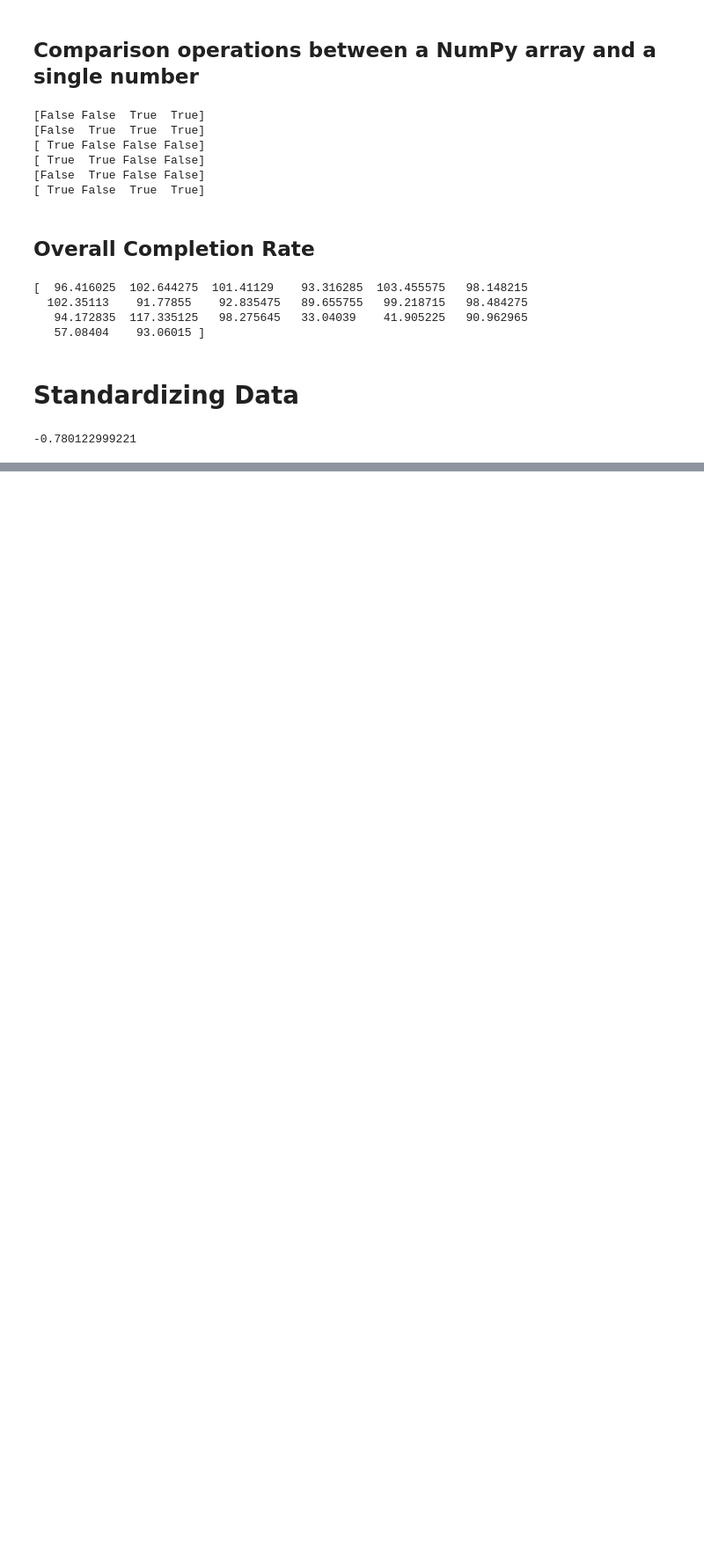
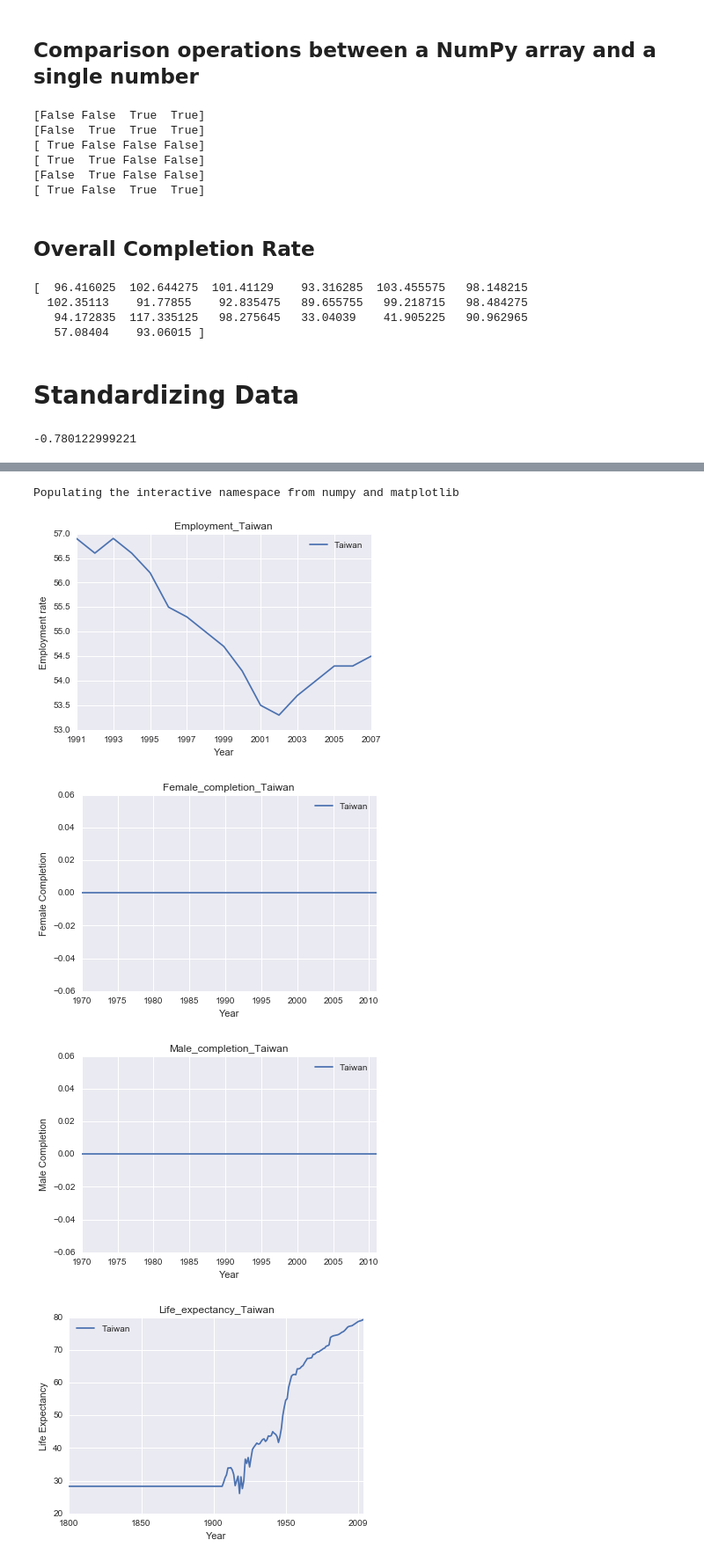
Before and after one commit to ArthurLu/UD170, a Jupyter notebook: Lesson 2/Starter_Code.ipynb, the cells around one changed output, grey strips where cells are left out. Shown at 88% size. Drawn from its saved outputs; the diff is of its cells as text; code cells hidden in the pictures; blank space fills up the shorter version.

```diff
--- a/Lesson 2/Starter_Code.ipynb
+++ b/Lesson 2/Starter_Code.ipynb
@@ -255,0 +442,58 @@ for i in range(len(employment)):
+# %%
+import pandas as pd
+import seaborn as sns
+import matplotlib.pyplot as plt
+
+# The following code reads all the Gapminder data into Pandas DataFrames.
+path = './data/'
+employment = pd.read_csv(path + 'employment_above_15.csv', index_col='Country')
+female_completion = pd.read_csv(path + 'female_completion_rate.csv', index_col='Country')
+male_completion = pd.read_csv(path + 'male_completion_rate.csv', index_col='Country')
+life_expectancy = pd.read_csv(path + 'life_expectancy.csv', index_col='Country')
+gdp = pd.read_csv(path + 'gdp_per_capita.csv', index_col='Country')
+
+# The following code creates a Pandas Series for each variable for the United States.
+country = 'Taiwan'
+
+employment_country = employment.loc[country].fillna(0)
+female_completion_country = female_completion.loc[country].fillna(0)
+male_completion_country = male_completion.loc[country].fillna(0)
+life_expectancy_country = life_expectancy.loc[country].fillna(0)
+gdp_country = gdp.loc[country].fillna(0)
+
+%pylab inline
+plt.figure()
+employment_country.plot(title='Employment_' + country ,legend=True)
+plt.xlabel('Year')
+plt.ylabel('Employment rate')
+plt.show()
+
+plt.figure()
+female_completion_country.plot(title='Female_completion_' + country ,legend=True)
+plt.xlabel('Year')
+plt.ylabel('Female Completion')
+plt.show()
+
+plt.figure()
+male_completion_country.plot(title='Male_completion_' + country ,legend=True)
+plt.xlabel('Year')
+plt.ylabel('Male Completion')
+plt.show()
+
+plt.figure()
+life_expectancy_country.plot(title='Life_expectancy_' + country ,legend=True)
+plt.xlabel('Year')
+plt.ylabel('Life Expectancy')
+plt.show()
+
+plt.figure()
+gdp_country.plot(title='GDP_' + country ,legend=True)
+plt.xlabel('Year')
+plt.ylabel('GDP')
+plt.show()
+# %% [output]
+Populating the interactive namespace from numpy and matplotlib
+[figure, added]
+[figure, added]
+[figure, added]
+[figure, added]
```
Also changed, not shown: parts of 12 cells of this notebook.
